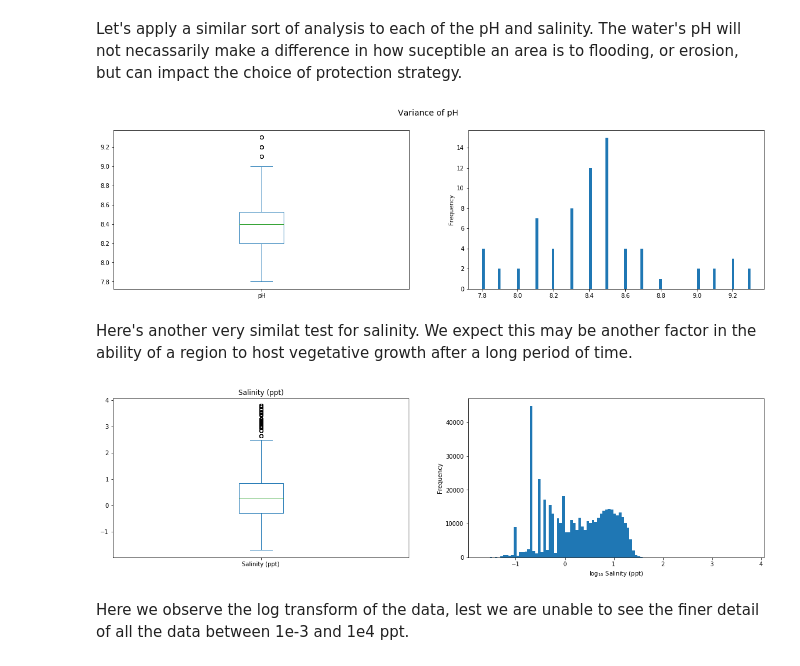
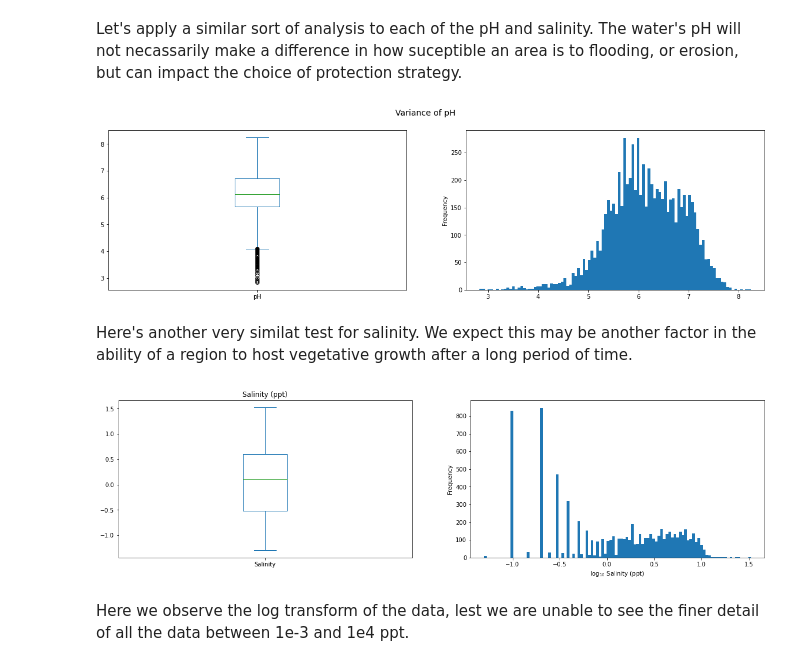
Before and after one commit to MinaSSaleh/MinaSSaleh.github.io, a Jupyter notebook: FinalTutorial.ipynb, the cells around one changed output. Drawn from its saved outputs; the diff is of its cells as text; code cells hidden in the pictures.

```diff
--- a/FinalTutorial.ipynb
+++ b/FinalTutorial.ipynb
@@ -306,3 +294,12 @@ Now that we have the data we need, let's start investigating the structure and l
 # %% [markdown]
 #### Site Locations
 We will start by mapping out all of the sites on a map of Louisiana. We would like to see where all the unique sites are for each data set that we have assembled
+# %%
+
+hydro=pd.read_csv(r"C:\Users\Mina\Downloads\hydro.csv\hydro.csv",encoding= 'unicode_escape')
+accretion=pd.read_csv(r"C:\Users\Mina\Downloads\CRMS_Biomass\CRMS_Biomass.csv",encoding= 'unicode_escape')
+vegetation=pd.read_csv(r"C:\Users\Mina\Downloads\CRMS_Soil_Properties\CRMS_Soil_Properties.csv",encoding= 'unicode_escape')
+biomass=pd.read_csv(r"C:\Users\Mina\Downloads\CRMS_Biomass\CRMS_Biomass.csv",encoding= 'unicode_escape')
+hydro.head(10)
+accretion.head(10)
+vegetation.head(10)
@@ -337,3 +365,8 @@ ax.legend();
 Since our project plans to recommend the best possible erosion protection strategy per water research site, we will start by looking at how varied the sites we are looking at actually are.
 
 We will first take a look at the staff gauge. Staff gauges signify how deep the water level at a particular site are. Having staff gauge data can be useful for identifying the water level development at a particular site. Additionally, as used below, examining the stagg gauge records can be useful for developing a preliminary idea on the uniformity of protection measures.
+# %%
+
+vegetation.rename(columns={"Wet Soil pH (pH units)": "pH"}, inplace=True)
+vegetation.rename(columns={"salinity": "Salinity"}, inplace=True)
+vegetation.head(100)
@@ -347,20 +394,20 @@ hydro["Staff Gauge (ft)"].plot.hist(bins = 100);
 Let's apply a similar sort of analysis to each of the pH and salinity. The water's pH will not necassarily make a difference in how suceptible an area is to flooding, or erosion, but can impact the choice of protection strategy.
 # %%
 fig, ax = plt.subplots(1, 2, figsize=(20,5))
-hydro["pH"].plot.box(ax = ax[0])
-hydro["pH"].plot.hist(bins = 100);
+vegetation.pH.plot.box(ax = ax[0])
+vegetation.pH.plot.hist(bins = 100);
 fig.suptitle("Variance of pH", fontsize=14);
 # %% [output]
-[figure, old version]
+[figure, new version]
 # %% [markdown]
 Here's another very similat test for salinity. We expect this may be another factor in the ability of a region to host vegetative growth after a long period of time.
 # %%
 fig, ax = plt.subplots(1, 2, figsize=(20,5))
-hydro[hydro["Salinity (ppt)"] > 0]["Salinity (ppt)"].map(np.log10).plot.box(ax = ax[0], title="Salinity (ppt)")
-hydro[hydro["Salinity (ppt)"] > 0]["Salinity (ppt)"].map(np.log10).plot.hist(bins = 100)
+vegetation[vegetation["Salinity"] > 0]['Salinity'].map(np.log10).plot.box(ax = ax[0], title="Salinity (ppt)")
+vegetation[vegetation["Salinity"] > 0]["Salinity"].map(np.log10).plot.hist(bins = 100)
 ax[1].set_xlabel("log$_{10}$ Salinity (ppt)");
 # %% [output]
-[figure, old version]
+[figure, new version]
 # %% [markdown]
 Here we observe the log transform of the data, lest we are unable to see the finer detail of all the data between 1e-3 and 1e4 ppt.
 # %% [markdown]
```
Also changed, not shown: parts of 13 cells of this notebook.
